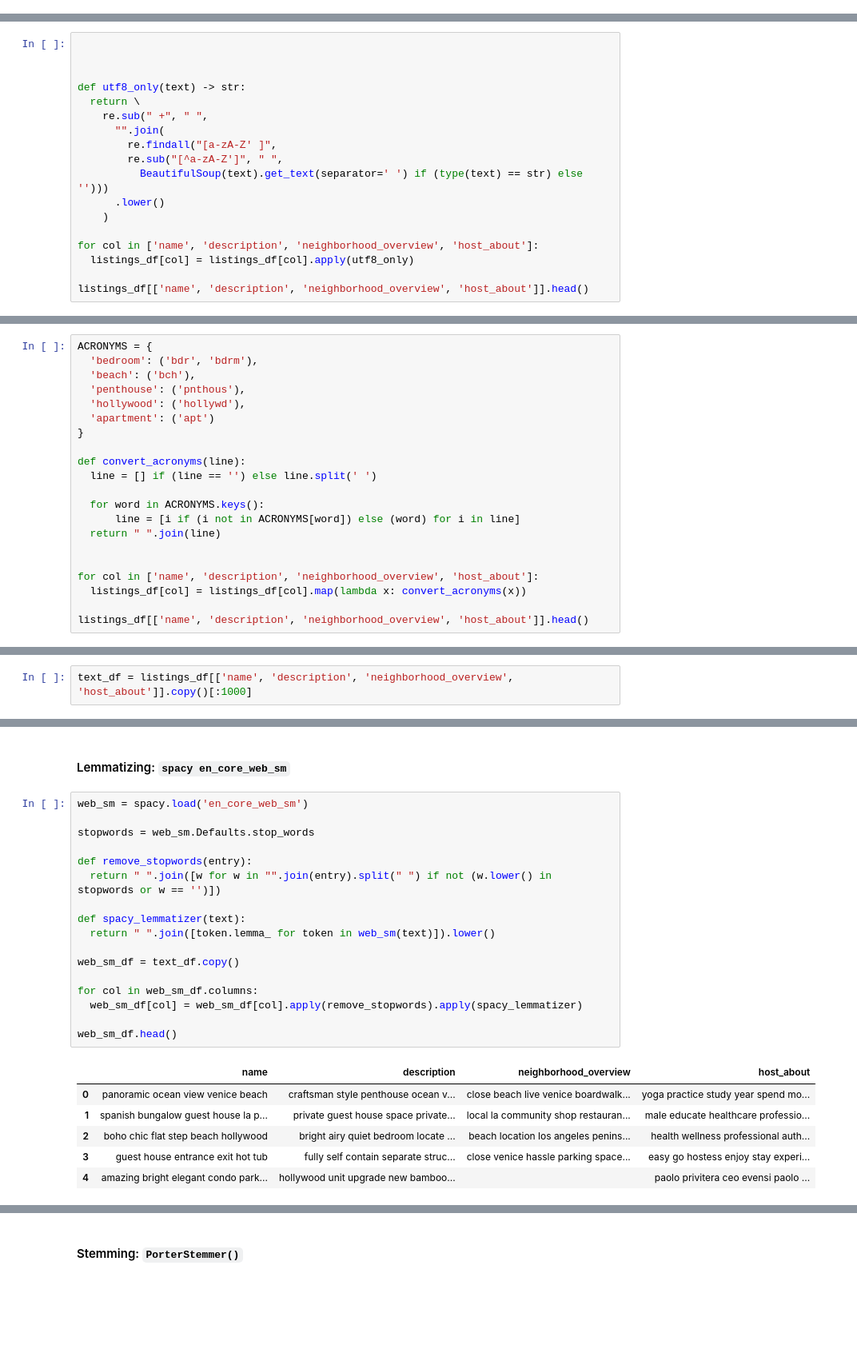
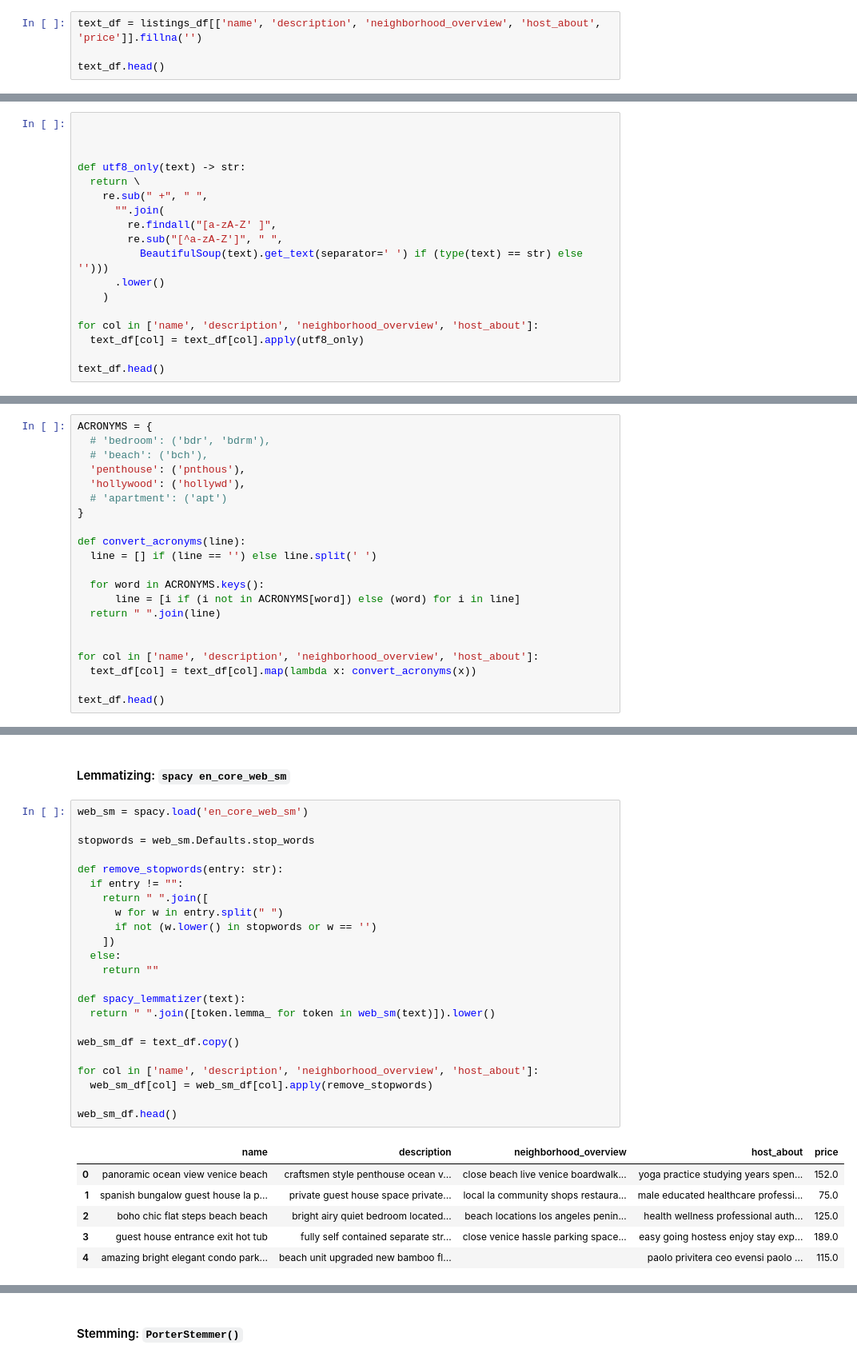
Before and after one commit to marked01one/rio-airbnb-predictive-model, a Jupyter notebook: notebooks/text_clean.ipynb, the cells around one changed output, grey strips where cells are left out. Shown at 80% size. Cells and saved outputs as stored; diff of their text form; blank space fills up the shorter version.

```diff
--- a/notebooks/text_clean.ipynb
+++ b/notebooks/text_clean.ipynb
@@ -54,0 +48,4 @@ listings_df.head()
+# %%
+text_df = listings_df[['name', 'description', 'neighborhood_overview', 'host_about', 'price']].fillna('')
+
+text_df.head()
@@ -78,7 +84,7 @@ def utf8_only(text) -> str:
     )
 
 for col in ['name', 'description', 'neighborhood_overview', 'host_about']:
-  listings_df[col] = listings_df[col].apply(utf8_only)
+  text_df[col] = text_df[col].apply(utf8_only)
 
-listings_df[['name', 'description', 'neighborhood_overview', 'host_about']].head()
+text_df.head()
 # %% [output]
@@ -91,10 +97,10 @@ listings_df[['name', 'description', 'neighborhood_overview', 'host_about']].head
 # %%
 ACRONYMS = {
-  'bedroom': ('bdr', 'bdrm'),
-  'beach': ('bch'),
+  # 'bedroom': ('bdr', 'bdrm'),
+  # 'beach': ('bch'),
   'penthouse': ('pnthous'),
   'hollywood': ('hollywd'),
-  'apartment': ('apt')
+  # 'apartment': ('apt')
 }
 
 def convert_acronyms(line):
@@ -106,7 +112,7 @@ def convert_acronyms(line):
 
 
 for col in ['name', 'description', 'neighborhood_overview', 'host_about']:
-  listings_df[col] = listings_df[col].map(lambda x: convert_acronyms(x))
+  text_df[col] = text_df[col].map(lambda x: convert_acronyms(x))
 
-listings_df[['name', 'description', 'neighborhood_overview', 'host_about']].head()
+text_df.head()
 # %% [output]
@@ -128,5 +134,3 @@ listings_df['neighborhood_overview'][4]
 <h2 align='center'>Text preprocessing</h2>
 
 #### Initialization
-# %%
-text_df = listings_df[['name', 'description', 'neighborhood_overview', 'host_about']].copy()[:1000]
@@ -157,27 +167,33 @@ text_df.head()
 # %%
 web_sm = spacy.load('en_core_web_sm')
 
 stopwords = web_sm.Defaults.stop_words
 
-def remove_stopwords(entry):
-  return " ".join([w for w in "".join(entry).split(" ") if not (w.lower() in stopwords or w == '')])
+def remove_stopwords(entry: str):
+  if entry != "":
+    return " ".join([
+      w for w in entry.split(" ")
+      if not (w.lower() in stopwords or w == '')
+    ])
+  else:
+    return ""
 
 def spacy_lemmatizer(text):
   return " ".join([token.lemma_ for token in web_sm(text)]).lower()
 
 web_sm_df = text_df.copy()
 
-for col in web_sm_df.columns:
-  web_sm_df[col] = web_sm_df[col].apply(remove_stopwords).apply(spacy_lemmatizer)
+for col in ['name', 'description', 'neighborhood_overview', 'host_about']:
+  web_sm_df[col] = web_sm_df[col].apply(remove_stopwords)
 
 web_sm_df.head()
 # %% [output]
-|  | name | description | neighborhood_overview | host_about |
-| 0 | panoramic ocean view venice beach | craftsman style penthouse ocean v... | close beach live venice boardwalk... | yoga practice study year spend mo... |
-| 1 | spanish bungalow guest house la p... | private guest house space private... | local la community shop restauran... | male educate healthcare professio... |
-| 2 | boho chic flat step beach hollywood | bright airy quiet bedroom locate ... | beach location los angeles penins... | health wellness professional auth... |
-| 3 | guest house entrance exit hot tub | fully self contain separate struc... | close venice hassle parking space... | easy go hostess enjoy stay experi... |
-| 4 | amazing bright elegant condo park... | hollywood unit upgrade new bamboo... |  | paolo privitera ceo evensi paolo ... |
+|  | name | description | neighborhood_overview | host_about | price |
+| 0 | panoramic ocean view venice beach | craftsmen style penthouse ocean v... | close beach live venice boardwalk... | yoga practice studying years spen... | 152.0 |
+| 1 | spanish bungalow guest house la p... | private guest house space private... | local la community shops restaura... | male educated healthcare professi... | 75.0 |
+| 2 | boho chic flat steps beach beach | bright airy quiet bedroom located... | beach locations los angeles penin... | health wellness professional auth... | 125.0 |
+| 3 | guest house entrance exit hot tub | fully self contained separate str... | close venice hassle parking space... | easy going hostess enjoy stay exp... | 189.0 |
+| 4 | amazing bright elegant condo park... | beach unit upgraded new bamboo fl... |  | paolo privitera ceo evensi paolo ... | 115.0 |
 # %%
 import spacy
 web_md = spacy.load('en_core_web_md')
```
Also changed, not shown: parts of 14 cells of this notebook, 10 other files.
